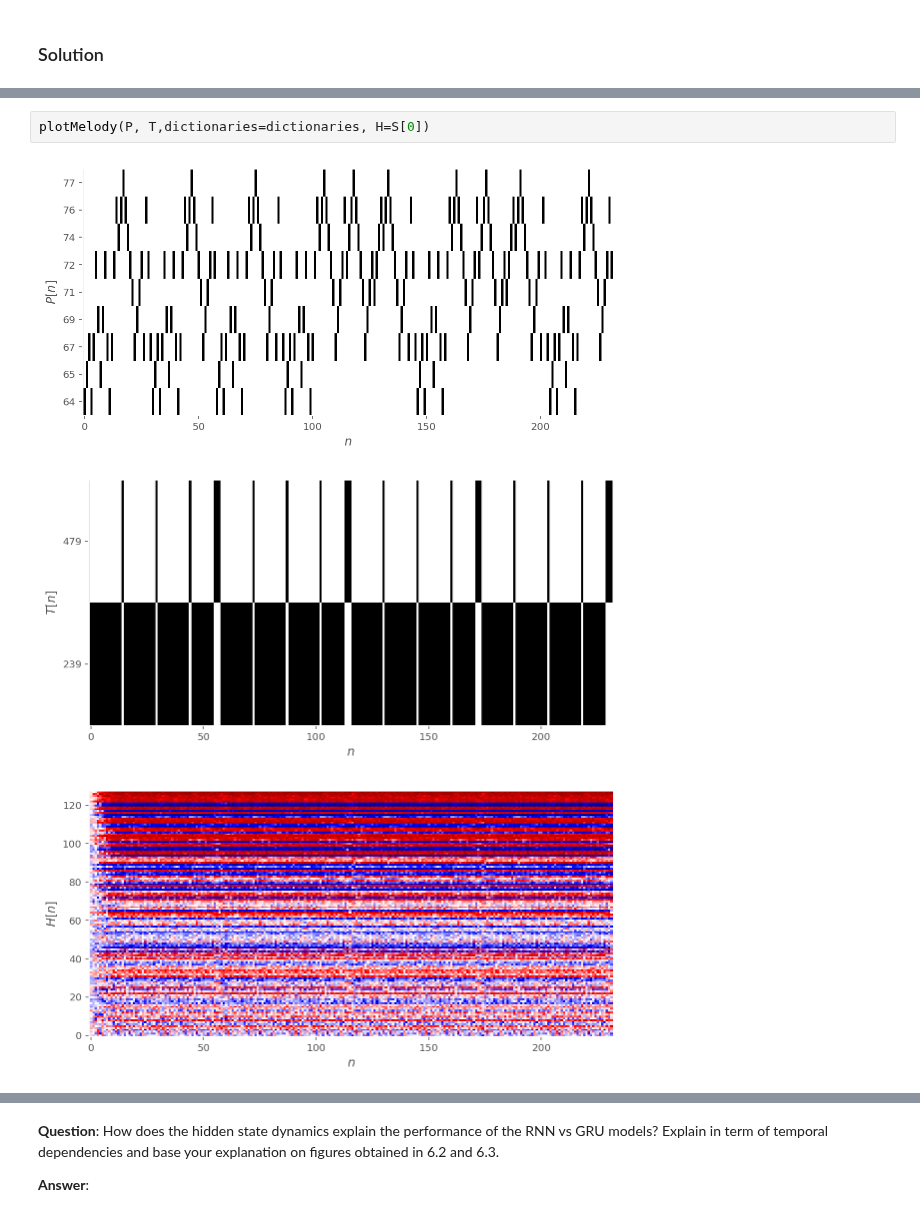
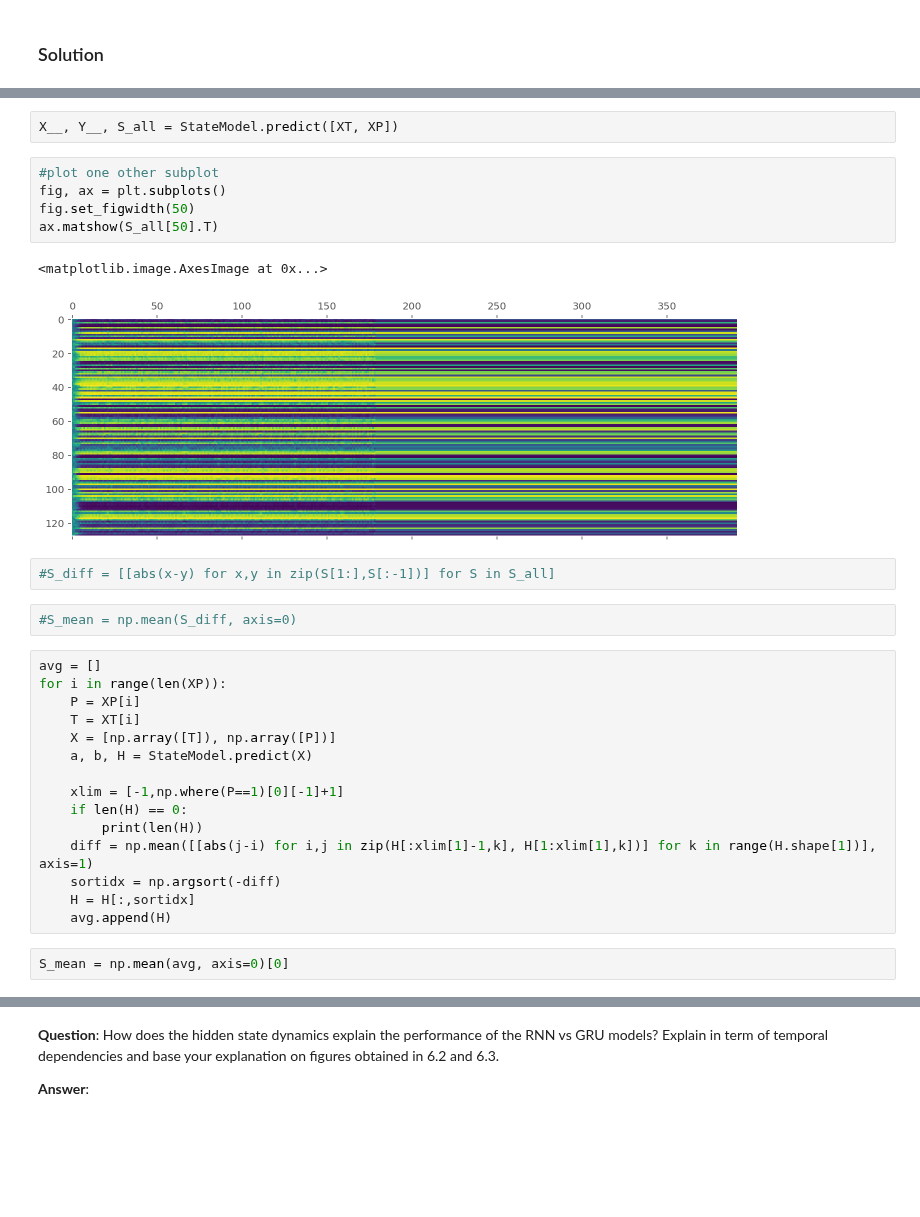
Before and after one commit to lguillain/Artificial-Neural-Networks, a Jupyter notebook: miniproject2/miniproject2_Leonore.ipynb, the cells around one changed output, grey strips where cells are left out. Saved outputs shown, nothing was run; the diff lists cells and outputs as text; blank space fills up the shorter version.

```diff
--- a/miniproject2/miniproject2_Leonore.ipynb
+++ b/miniproject2/miniproject2_Leonore.ipynb
@@ -877,6 +820,31 @@ XP, YP, S = StateModel.predict(X)
-# %%
-plotMelody(P, T,dictionaries=dictionaries, H=S[0])
-# %% [output]
-[figure, removed]
-[figure, removed]
-[figure, removed]
+# %%
+X__, Y__, S_all = StateModel.predict([XT, XP])
+# %%
+#plot one other subplot
+fig, ax = plt.subplots()
+fig.set_figwidth(50)
+ax.matshow(S_all[50].T)
+# %% [output]
+<matplotlib.image.AxesImage at 0x...>
+[figure, added]
+# %%
+#S_diff = [[abs(x-y) for x,y in zip(S[1:],S[:-1])] for S in S_all]
+# %%
+#S_mean = np.mean(S_diff, axis=0)
+# %%
+avg = []
+for i in range(len(XP)):
+    P = XP[i]
+    T = XT[i]
+    X = [np.array([T]), np.array([P])]
+    a, b, H = StateModel.predict(X)
+
+    xlim = [-1,np.where(P==1)[0][-1]+1]
+    if len(H) == 0:
+        print(len(H))
+    diff = np.mean([[abs(j-i) for i,j in zip(H[:xlim[1]-1,k], H[1:xlim[1],k])] for k in range(H.shape[1])], axis=1)
+    sortidx = np.argsort(-diff)
+    H = H[:,sortidx]
+    avg.append(H)
+# %%
+S_mean = np.mean(avg, axis=0)[0]
```
Also changed, not shown: parts of 22 cells of this notebook.
